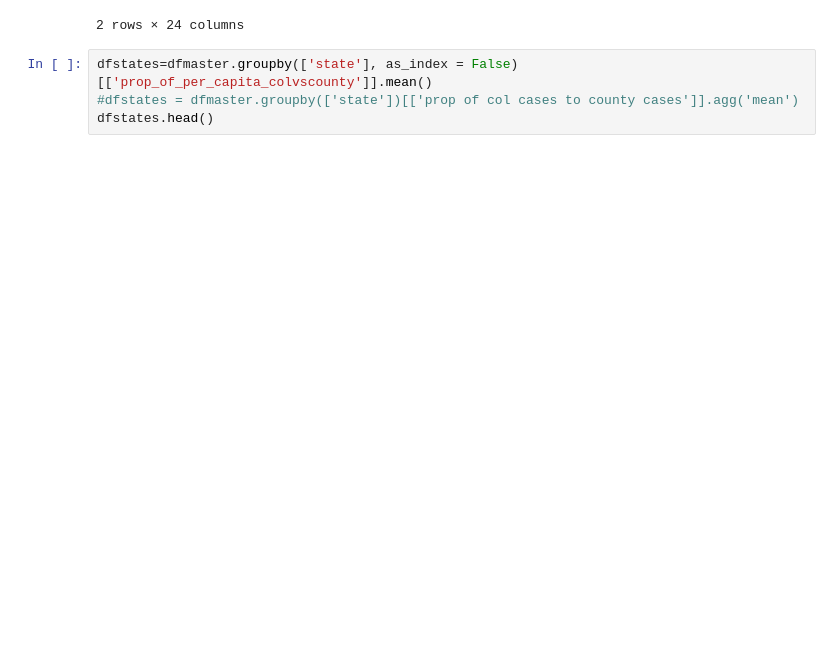
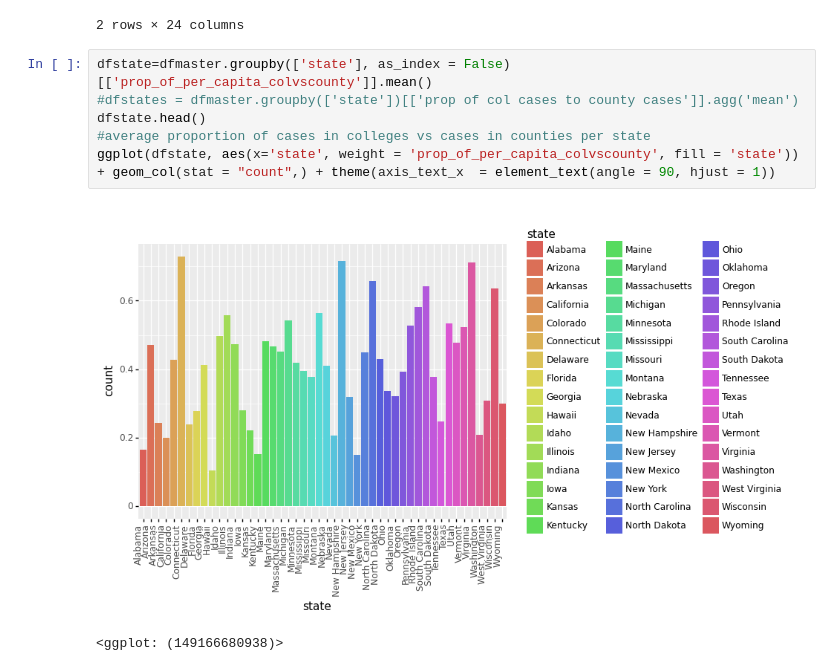
Before and after one commit to sabcodes/sta141B-final, a Jupyter notebook: Data-Graphs.ipynb, the cells around one changed output. Saved outputs shown, nothing was run; the diff lists cells and outputs as text; blank space fills up the shorter version.

```diff
--- a/Data-Graphs.ipynb
+++ b/Data-Graphs.ipynb
@@ -455,6 +467,11 @@ dfmaster.head(2)
 | 1 | 20 | 2021-05-26 | Alabama | Madison | Huntsville | 100706 | University of Alabama in Huntsville | 393 | 183.0 | NaN | ... |
 2 rows × 24 columns
 # %%
-dfstates=dfmaster.groupby(['state'], as_index = False)[['prop_of_per_capita_colvscounty']].mean()
+dfstate=dfmaster.groupby(['state'], as_index = False)[['prop_of_per_capita_colvscounty']].mean()
 #dfstates = dfmaster.groupby(['state'])[['prop of col cases to county cases']].agg('mean')
-dfstates.head()
+dfstate.head()
+#average proportion of cases in colleges vs cases in counties per state
+ggplot(dfstate, aes(x='state', weight = 'prop_of_per_capita_colvscounty', fill = 'state')) + geom_col(stat = "count",) + theme(axis_text_x  = element_text(angle = 90, hjust = 1))
+# %% [output]
+[figure, added]
+<ggplot: (149166680938)>
```
Also changed, not shown: parts of 20 cells of this notebook.
